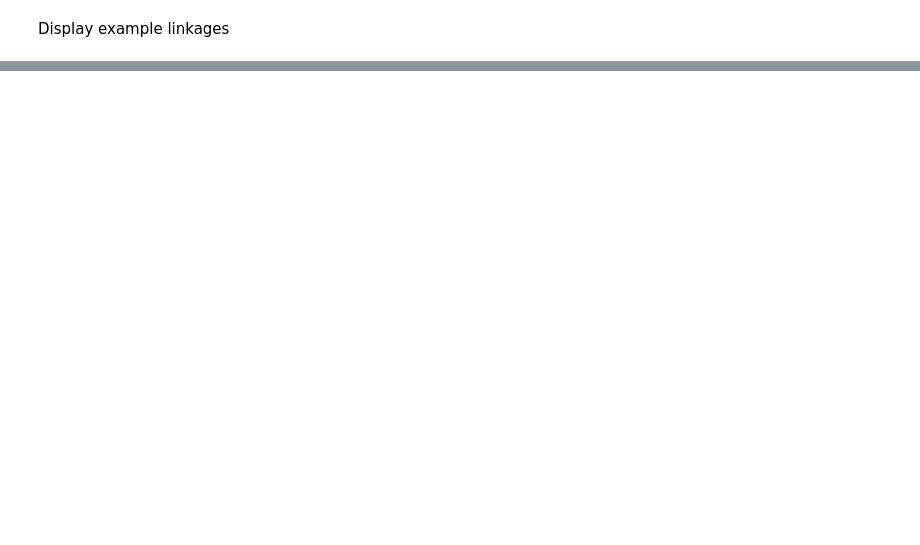
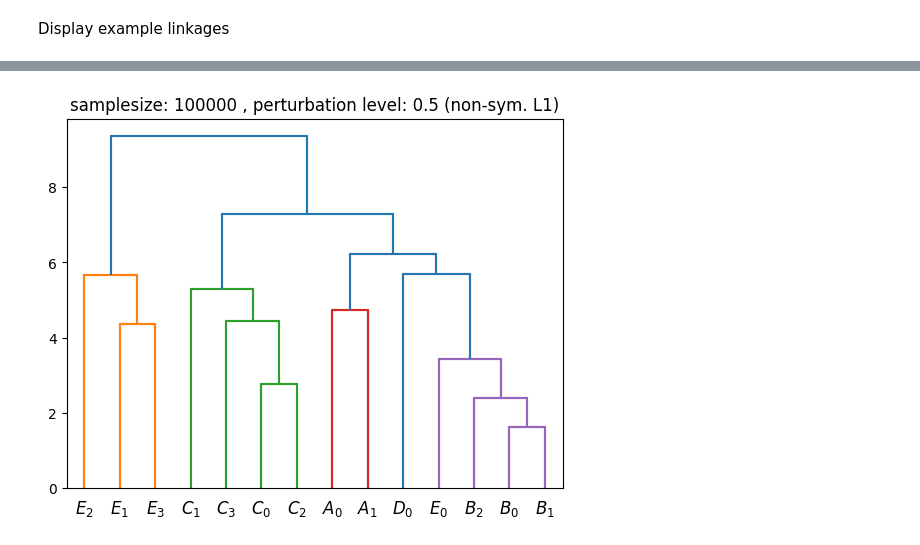
Before and after one commit to MichaelBonart/BachelorThesis, a Jupyter notebook: src/evaluation/noise_comparison.ipynb, the cells around one changed output, grey strips where cells are left out. Saved outputs shown, nothing was run; the diff lists cells and outputs as text; code cells hidden in the pictures; blank space fills up the shorter version.

```diff
--- a/src/evaluation/noise_comparison.ipynb
+++ b/src/evaluation/noise_comparison.ipynb
@@ -150,0 +155,12 @@ for nindex in [0,2,4,6,8]:
+# %%
+ex_linkage=all_linkages[5][5]
+
+dendogram_heights=[y[1] for y in scipy.cluster.hierarchy.dendrogram(ex_linkage)['dcoord']]
+dendogram_heights.sort()
+
+scipy.cluster.hierarchy.dendrogram(ex_linkage, labels= [f"${ev}$" for ev in events], color_threshold=dendogram_heights[-4])
+
+plt.title(f"samplesize: {sample_sizes[5]} , perturbation level: {noise_levels[5]} (non-sym. L1)")
+plt.show()
+# %% [output]
+[figure, added]
```
Also changed, not shown: parts of 6 cells of this notebook, 7 other files.
